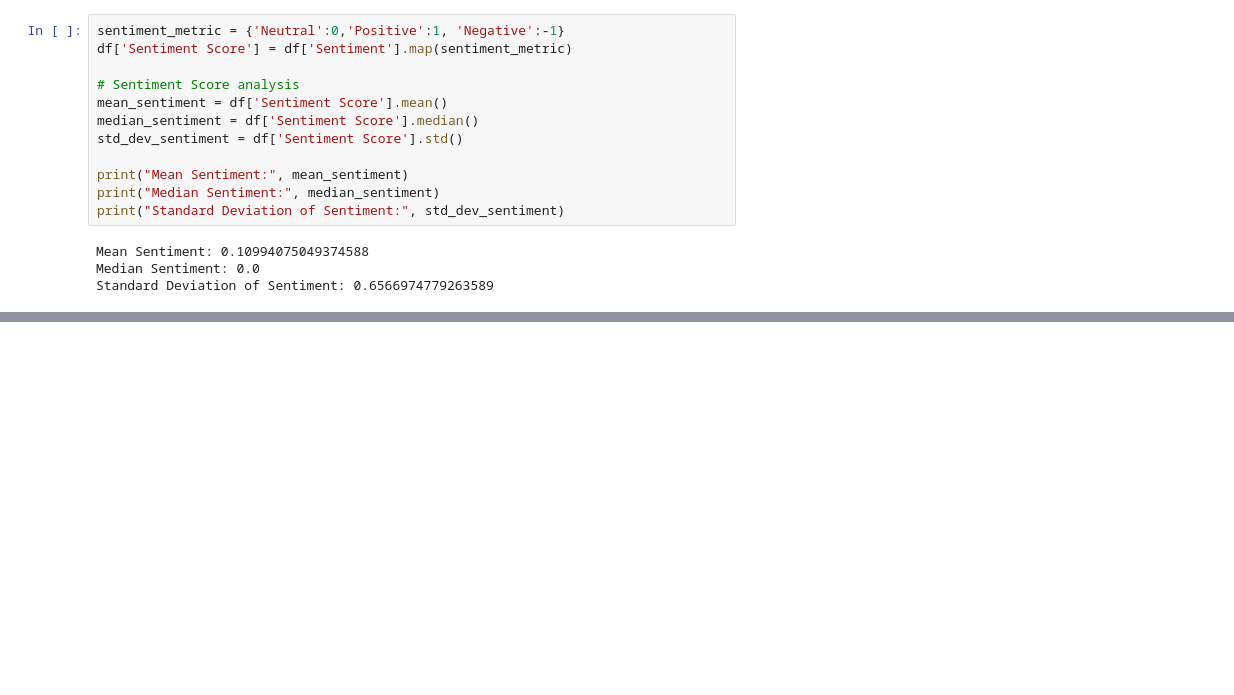
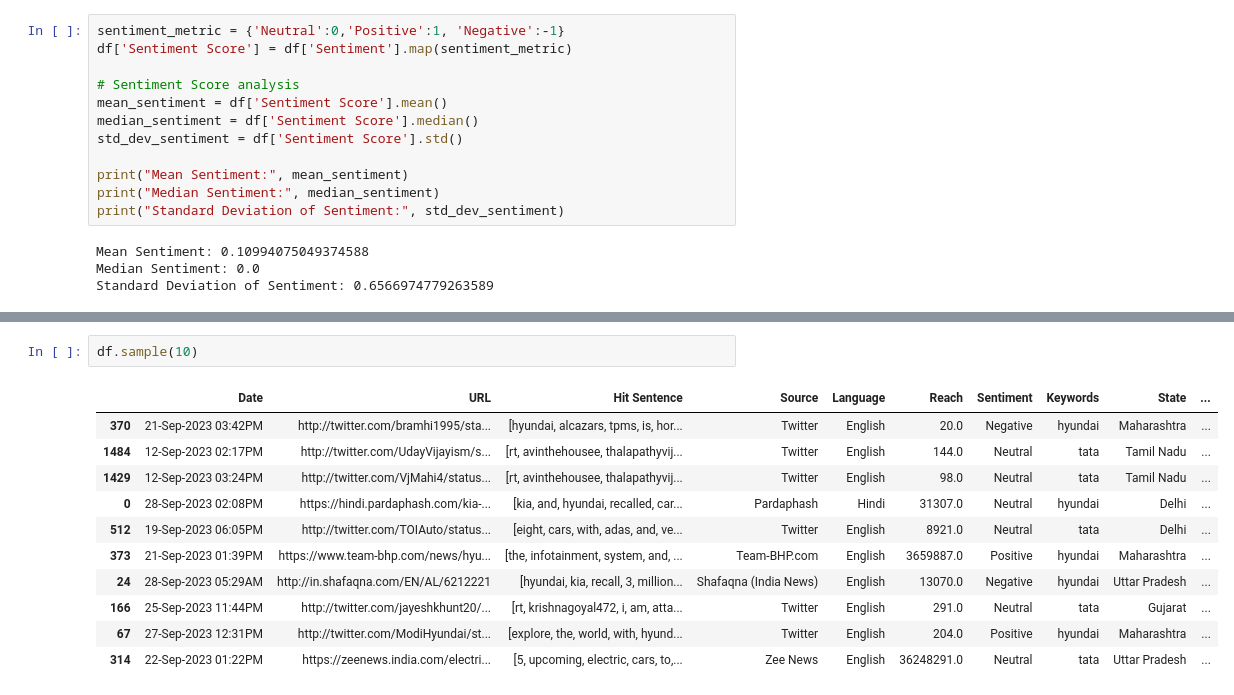
Before and after one commit to rbhattar07/Tata-Motors--Consumer-Favorability-Analysis, a Jupyter notebook: main.ipynb, the cells around one changed output, grey strips where cells are left out. Drawn from its saved outputs; the diff is of its cells as text; blank space fills up the shorter version.

```diff
--- a/main.ipynb
+++ b/main.ipynb
@@ -595,0 +626,14 @@ df.groupby(['Sentiment', 'Keywords'], as_index=False).count()
+# %%
+df.sample(10)
+# %% [output]
+|  | Date | URL | Hit Sentence | Source | Language | Reach | Sentiment | Keywords | State | ... |
+| 370 | 21-Sep-2023 03:42PM | http://twitter.com/bramhi1995/sta... | [hyundai, alcazars, tpms, is, hor... | Twitter | English | 20.0 | Negative | hyundai | Maharashtra | ... |
+| 1484 | 12-Sep-2023 02:17PM | http://twitter.com/UdayVijayism/s... | [rt, avinthehousee, thalapathyvij... | Twitter | English | 144.0 | Neutral | tata | Tamil Nadu | ... |
+| 1429 | 12-Sep-2023 03:24PM | http://twitter.com/VjMahi4/status... | [rt, avinthehousee, thalapathyvij... | Twitter | English | 98.0 | Neutral | tata | Tamil Nadu | ... |
+| 0 | 28-Sep-2023 02:08PM | https://hindi.pardaphash.com/kia-... | [kia, and, hyundai, recalled, car... | Pardaphash | Hindi | 31307.0 | Neutral | hyundai | Delhi | ... |
+| 512 | 19-Sep-2023 06:05PM | http://twitter.com/TOIAuto/status... | [eight, cars, with, adas, and, ve... | Twitter | English | 8921.0 | Neutral | tata | Delhi | ... |
+| 373 | 21-Sep-2023 01:39PM | https://www.team-bhp.com/news/hyu... | [the, infotainment, system, and, ... | Team-BHP.com | English | 3659887.0 | Positive | hyundai | Maharashtra | ... |
+| 24 | 28-Sep-2023 05:29AM | http://in.shafaqna.com/EN/AL/6212221 | [hyundai, kia, recall, 3, million... | Shafaqna (India News) | English | 13070.0 | Negative | hyundai | Uttar Pradesh | ... |
+| 166 | 25-Sep-2023 11:44PM | http://twitter.com/jayeshkhunt20/... | [rt, krishnagoyal472, i, am, atta... | Twitter | English | 291.0 | Neutral | tata | Gujarat | ... |
+| 67 | 27-Sep-2023 12:31PM | http://twitter.com/ModiHyundai/st... | [explore, the, world, with, hyund... | Twitter | English | 204.0 | Positive | hyundai | Maharashtra | ... |
+| 314 | 22-Sep-2023 01:22PM | https://zeenews.india.com/electri... | [5, upcoming, electric, cars, to,... | Zee News | English | 36248291.0 | Neutral | tata | Uttar Pradesh | ... |
```
Also changed, not shown: parts of 8 cells of this notebook.
